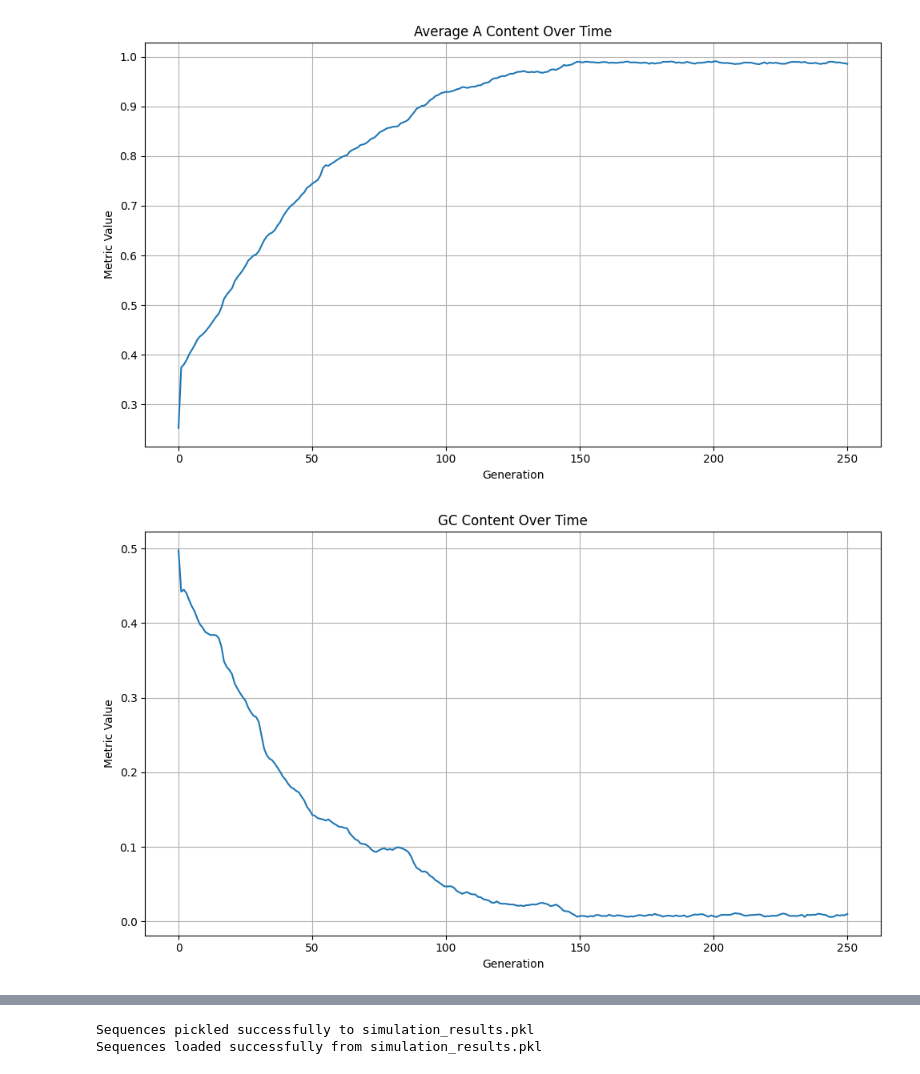
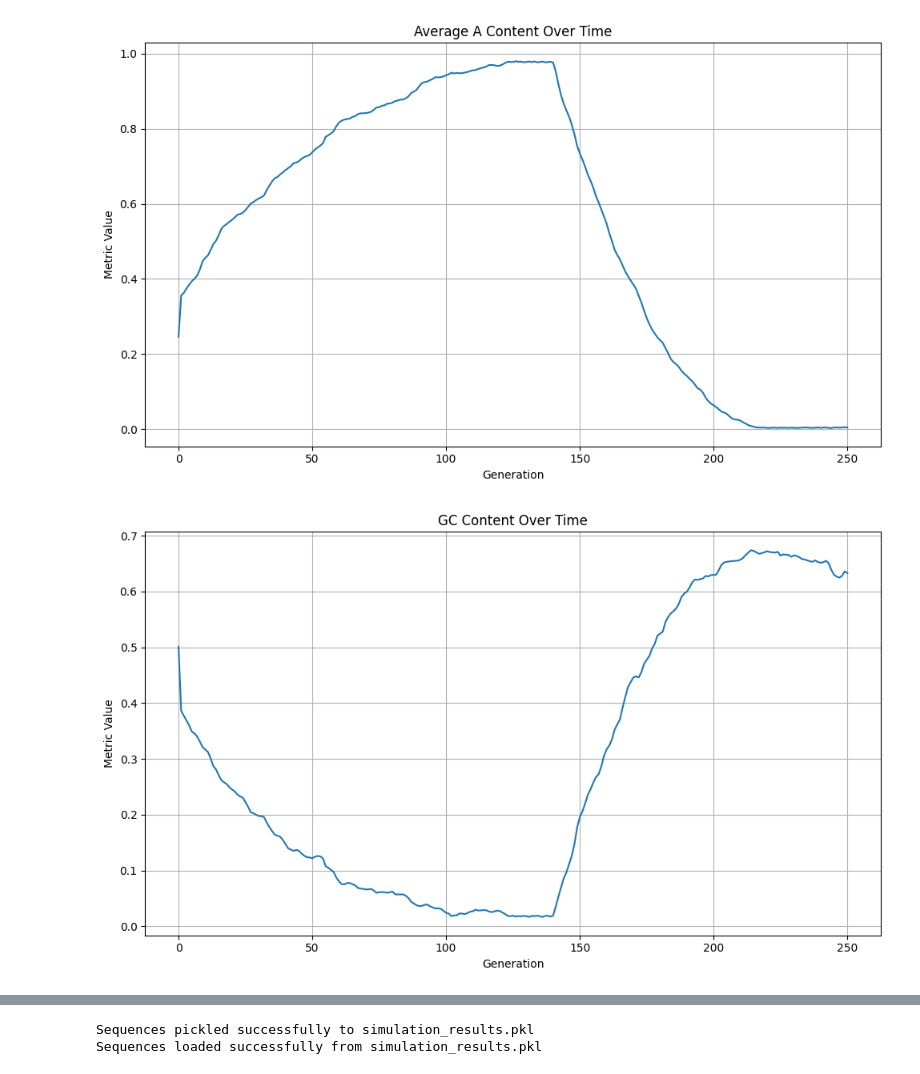
Before and after one commit to marlinfiggins/EvoDiffusion, a Jupyter notebook: notebooks/SyntheticSequences.ipynb, the cells around one changed output, grey strips where cells are left out. Saved outputs shown, nothing was run; the diff lists cells and outputs as text; code cells hidden in the pictures.

Commit message:
Trying time-varying fitness

```diff
--- a/notebooks/SyntheticSequences.ipynb
+++ b/notebooks/SyntheticSequences.ipynb
@@ -7,6 +7,11 @@ from evo_diffusion.synthetic_sequences import simulate_genetic_sequences, visual
 def example_fitness_function(population):
     # This is a simple fitness function that favors sequences with more 'A's
     return np.sum(population == 'A', axis=1)
+
+def example_fitness_function(population, generation):
+    if generation < 140:
+        return np.sum(population == 'A', axis=1)
+    return np.sum(population != 'A', axis=1)
 
 num_sequences = 100
 sequence_length = 100
@@ -18,7 +23,8 @@ all_sequences = simulate_genetic_sequences(
     sequence_length,
     time_span,
     example_fitness_function,
-    mutation_rate
+    mutation_rate,
+    time_dependent_fitness=True
 )
 
 # Print the first 5 sequences of the initial and final populations
@@ -65,21 +71,21 @@ plt.show()
 # %%
 from evo_diffusion.synthetic_sequences import average_a_content, gc_content
 
-def mean_fitness(population):
-    return example_fitness_function(population).mean()
+def mean_fitness(population, generation):
+    return example_fitness_function(population, generation).mean()
 
 # Assuming all_sequences is already calculated from the previous simulation
 fig, ax = visualize_sequence_metric(all_sequences, average_a_content, title="Average A Content Over Time")
 plt.tight_layout()
 plt.show()
 
 fig, ax = visualize_sequence_metric(all_sequences, gc_content, title="GC Content Over Time")
 plt.tight_layout()
 plt.show()
 
-fig, ax = visualize_sequence_metric(all_sequences, mean_fitness, title="Mean fitness")
+fig, ax = visualize_sequence_metric(all_sequences, mean_fitness, title="Mean fitness", time_dependent_metric=True)
 plt.tight_layout()
 plt.show()
 # %% [output]
-[figure, old version]
+[figure, new version]
-[figure, old version]
+[figure, new version]
```
Also changed, not shown: parts of 4 cells of this notebook, 1 other file.
